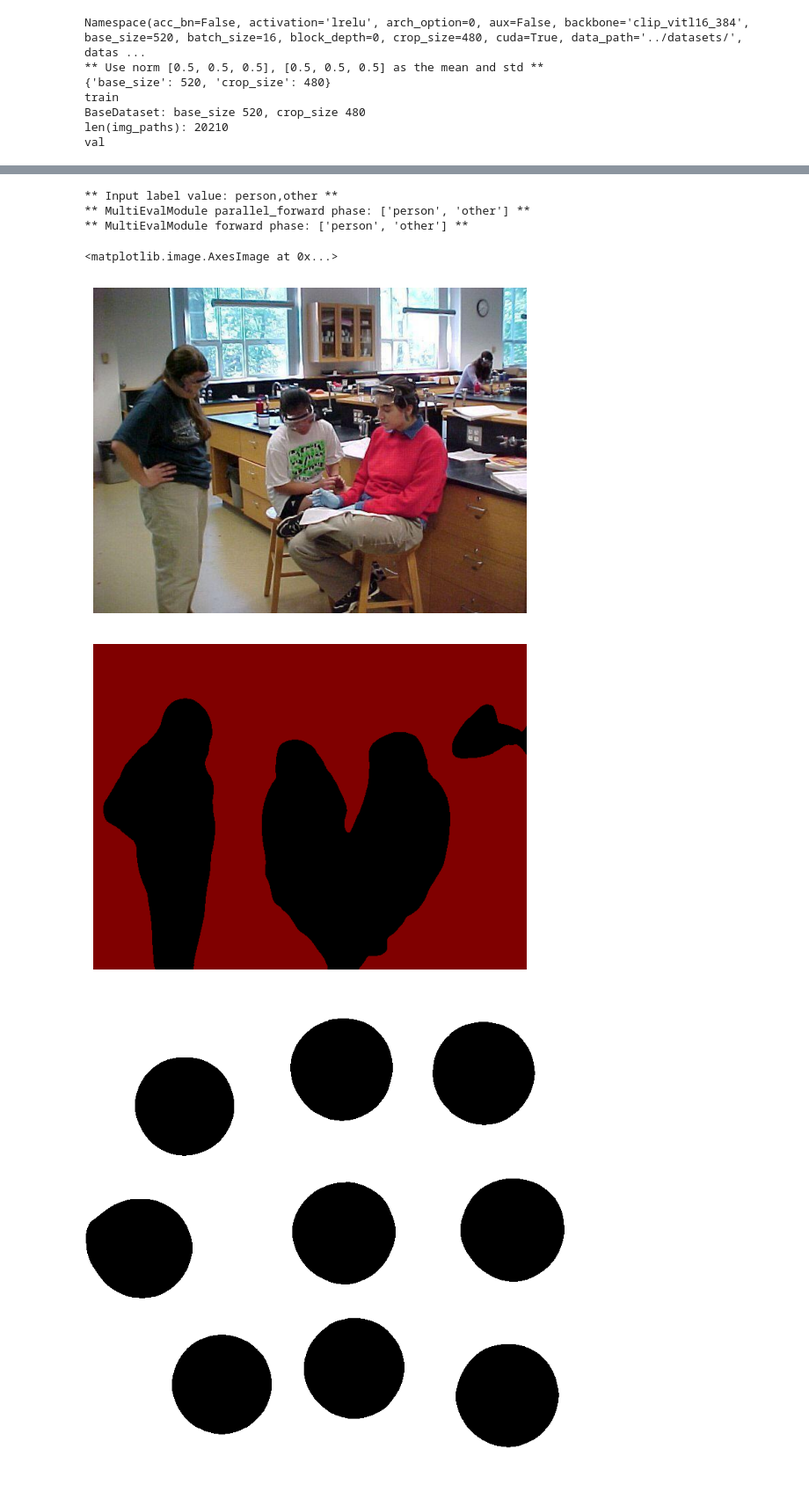
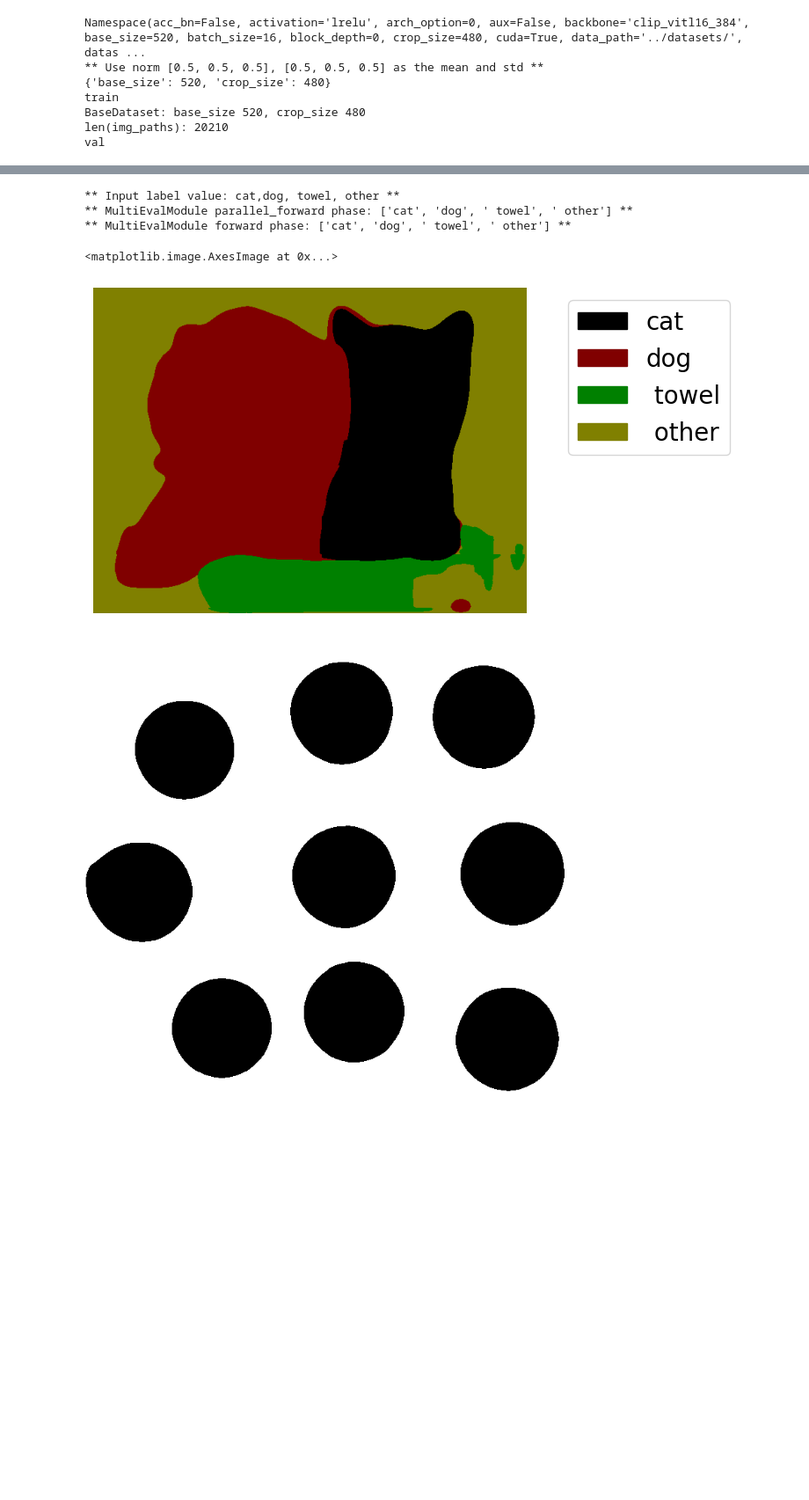
Before and after one commit to zixinglin07/instance-lseg, a Jupyter notebook: lseg_demo.ipynb, the cells around one changed output, grey strips where cells are left out. Shown at 88% size. Drawn from its saved outputs; the diff is of its cells as text; code cells hidden in the pictures; blank space fills up the shorter version.

```diff
--- a/lseg_demo.ipynb
+++ b/lseg_demo.ipynb
@@ -352,7 +352,7 @@ LSeg_MultiEvalModule(
 # %%
 #img_path = 'inputs/cat2.jpeg'
 #mg_path = 'inputs/ADE_val_00000691.jpg'
-img_path = 'inputs/ADE_val_00001241.jpg'
+img_path = 'inputs/IMG_7487_smaller.jpg'
 crop_size = 480
 padding = [0.0] * 3
 image = Image.open(img_path)
@@ -373,5 +373,5 @@ plt.imshow(img)
 # %%
-args.label_src = 'person,other'
+args.label_src = 'cat,dog, towel, other'
 #args.label_src = 'plant,grass,cat,stone,other'
 # %%
 labels = []
@@ -391,28 +391,27 @@ with torch.no_grad():
 
 predict = predicts[0]
 # %% [output]
-** Input label value: person,other **
-** MultiEvalModule parallel_forward phase: ['person', 'other'] **
-** MultiEvalModule forward phase: ['person', 'other'] **
+** Input label value: cat,dog, towel, other **
+** MultiEvalModule parallel_forward phase: ['cat', 'dog', ' towel', ' other'] **
+** MultiEvalModule forward phase: ['cat', 'dog', ' towel', ' other'] **
 # %%
 # show results
 new_palette = get_new_pallete(len(labels))
 mask, patches = get_new_mask_pallete(predict, new_palette, out_label_flag=True, labels=labels)
 img = image[0].permute(1,2,0)
 img = img * 0.5 + 0.5
 img = Image.fromarray(np.uint8(255*img)).convert("RGBA")
 seg = mask.convert("RGBA")
 out = Image.blend(img, seg, alpha)
 plt.axis('off')
-plt.imshow(img)
-plt.figure()
-#plt.legend(handles=patches, loc='upper right', bbox_to_anchor=(1.5, 1), prop={'size': 20})
+#plt.imshow(img)
+#plt.figure()
+plt.legend(handles=patches, loc='upper right', bbox_to_anchor=(1.5, 1), prop={'size': 20})
 plt.axis('off')
 plt.imshow(seg)
 # %% [output]
 <matplotlib.image.AxesImage at 0x...>
-[figure, old version]
+[figure, new version]
-[figure, removed]
 # %%
 def draw_rectangle(draw, coordinates, color, width=1):
     for i in range(width):
```
Also changed, not shown: parts of 1 cell of this notebook, 7 other files.
